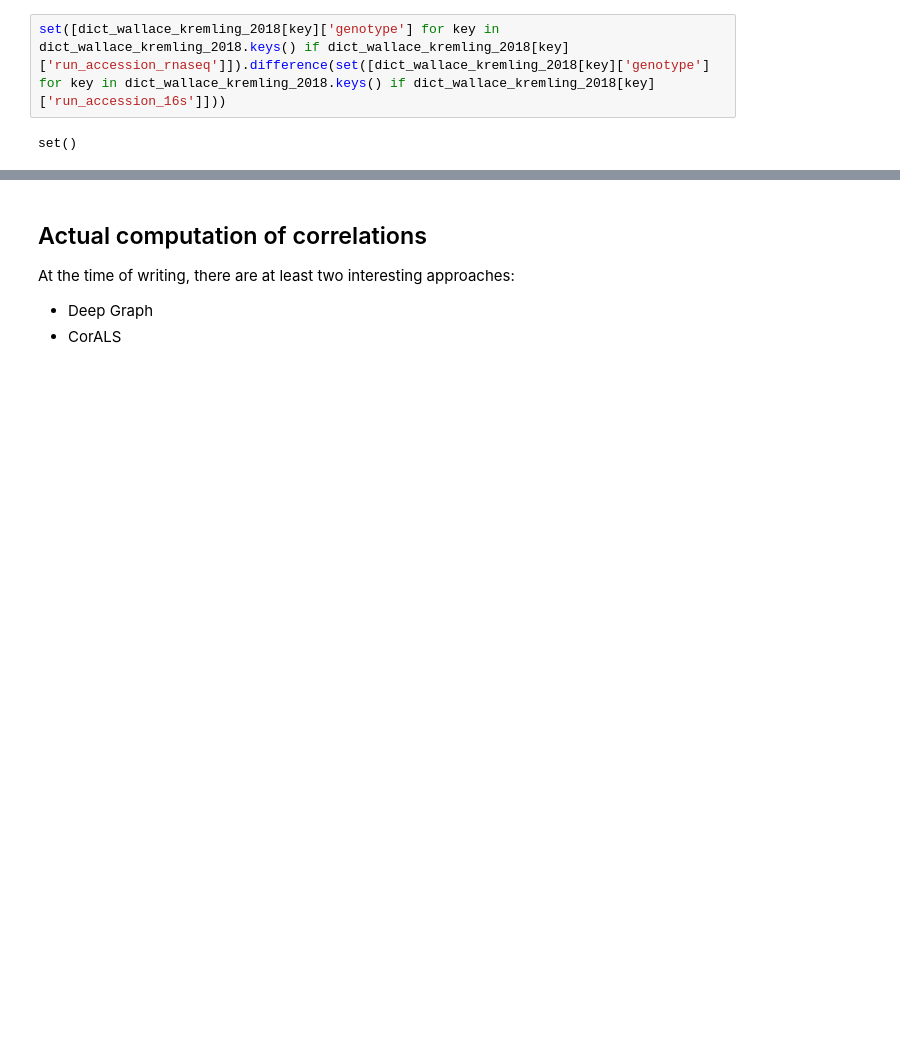
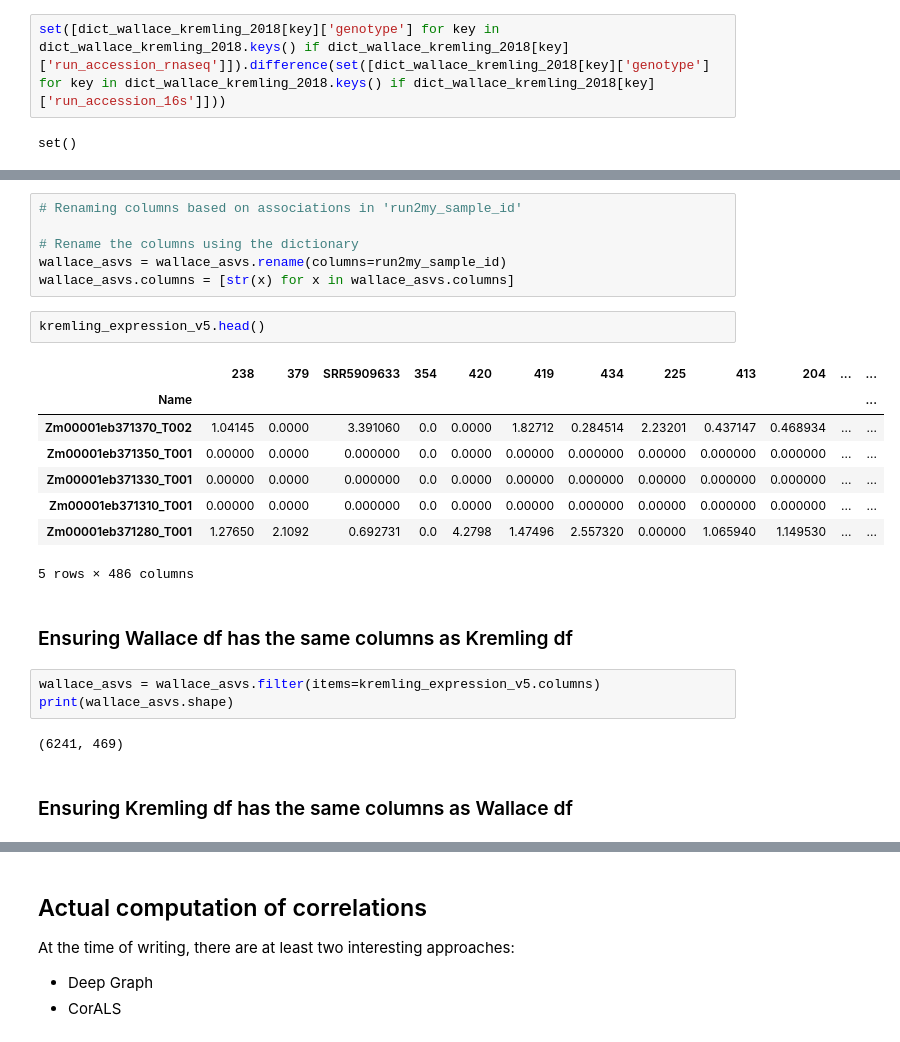
Before and after one commit to SantosRAC/maize_microbiome_transcriptomics, a Jupyter notebook: correlations_rnaseq_metataxonomics/asv_tpm_correlations.ipynb, the cells around one changed output, grey strips where cells are left out. Cells and saved outputs as stored; diff of their text form; blank space fills up the shorter version.

```diff
--- a/correlations_rnaseq_metataxonomics/asv_tpm_correlations.ipynb
+++ b/correlations_rnaseq_metataxonomics/asv_tpm_correlations.ipynb
@@ -403,0 +470,26 @@ set()
+# %%
+# Renaming columns based on associations in 'run2my_sample_id'
+
+# Rename the columns using the dictionary
+wallace_asvs = wallace_asvs.rename(columns=run2my_sample_id)
+wallace_asvs.columns = [str(x) for x in wallace_asvs.columns]
+# %%
+kremling_expression_v5.head()
+# %% [output]
+|  | 238 | 379 | SRR5909633 | 354 | 420 | 419 | 434 | 225 | 413 | 204 | ... | ... |
+| Name |  |  |  |  |  |  |  |  |  |  |  | ... |
+| Zm00001eb371370_T002 | 1.04145 | 0.0000 | 3.391060 | 0.0 | 0.0000 | 1.82712 | 0.284514 | 2.23201 | 0.437147 | 0.468934 | ... | ... |
+| Zm00001eb371350_T001 | 0.00000 | 0.0000 | 0.000000 | 0.0 | 0.0000 | 0.00000 | 0.000000 | 0.00000 | 0.000000 | 0.000000 | ... | ... |
+| Zm00001eb371330_T001 | 0.00000 | 0.0000 | 0.000000 | 0.0 | 0.0000 | 0.00000 | 0.000000 | 0.00000 | 0.000000 | 0.000000 | ... | ... |
+| Zm00001eb371310_T001 | 0.00000 | 0.0000 | 0.000000 | 0.0 | 0.0000 | 0.00000 | 0.000000 | 0.00000 | 0.000000 | 0.000000 | ... | ... |
+| Zm00001eb371280_T001 | 1.27650 | 2.1092 | 0.692731 | 0.0 | 4.2798 | 1.47496 | 2.557320 | 0.00000 | 1.065940 | 1.149530 | ... | ... |
+5 rows × 486 columns
+# %% [markdown]
+### Ensuring Wallace df has the same columns as Kremling df
+# %%
+wallace_asvs = wallace_asvs.filter(items=kremling_expression_v5.columns)
+print(wallace_asvs.shape)
+# %% [output]
+(6241, 469)
+# %% [markdown]
+### Ensuring Kremling df has the same columns as Wallace df
```
Also changed, not shown: parts of 32 cells of this notebook.
